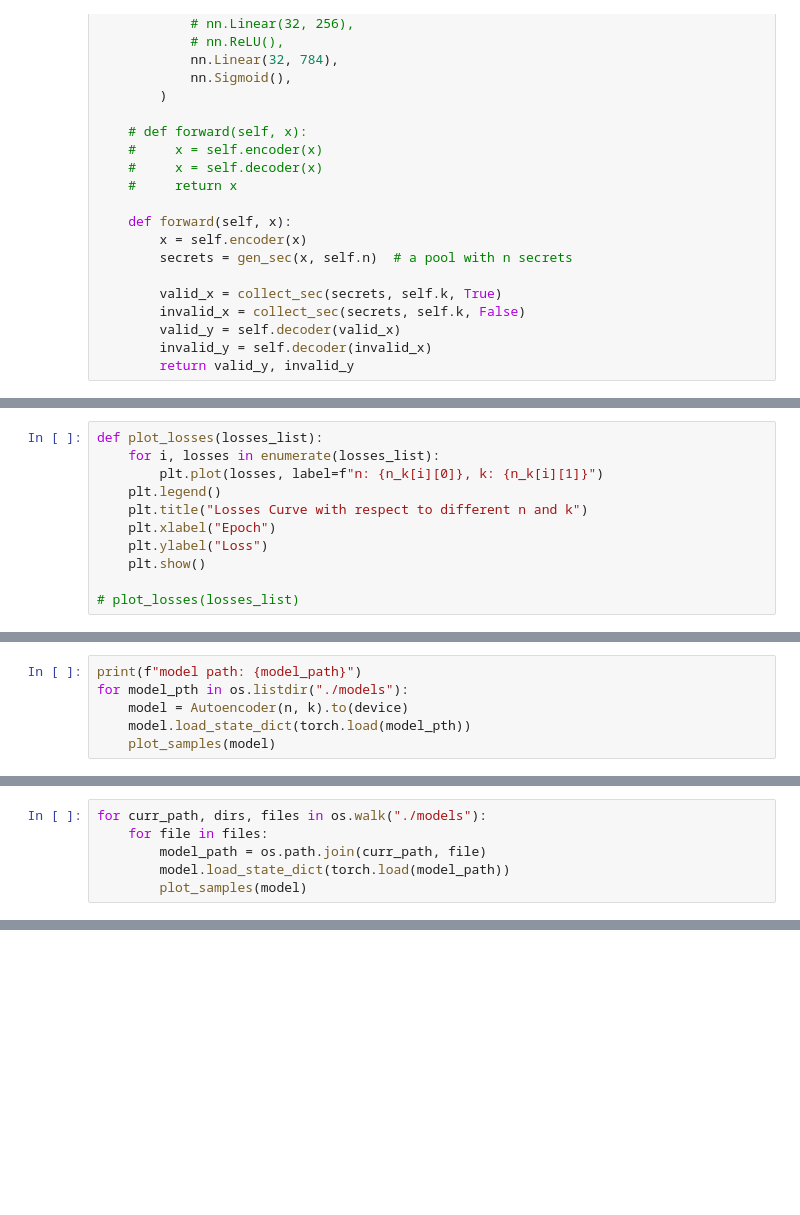
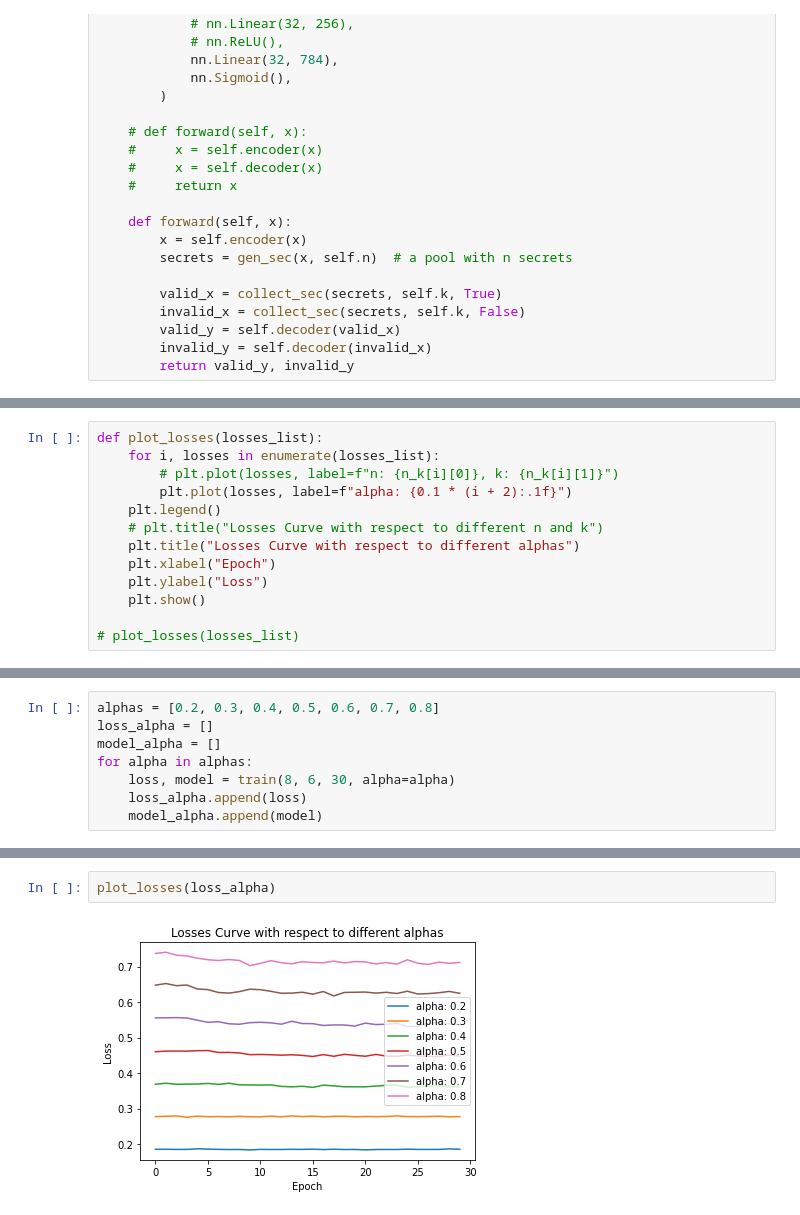
Before and after one commit to UnknownXenia/AE_SecretSharing, a Jupyter notebook: AE.ipynb, the cells around one changed output, grey strips where cells are left out. Cells and saved outputs as stored; diff of their text form; blank space fills up the shorter version.

```diff
--- a/AE.ipynb
+++ b/AE.ipynb
@@ -189,9 +175,11 @@ Epoch [20/20], Loss: 0.4479
 # %%
 def plot_losses(losses_list):
     for i, losses in enumerate(losses_list):
-        plt.plot(losses, label=f"n: {n_k[i][0]}, k: {n_k[i][1]}")
+        # plt.plot(losses, label=f"n: {n_k[i][0]}, k: {n_k[i][1]}")
+        plt.plot(losses, label=f"alpha: {0.1 * (i + 2):.1f}")
     plt.legend()
-    plt.title("Losses Curve with respect to different n and k")
+    # plt.title("Losses Curve with respect to different n and k")
+    plt.title("Losses Curve with respect to different alphas")
     plt.xlabel("Epoch")
     plt.ylabel("Loss")
     plt.show()
@@ -223,6 +214,0 @@ def plot_samples(model):
-# %%
-print(f"model path: {model_path}")
-for model_pth in os.listdir("./models"):
-    model = Autoencoder(n, k).to(device)
-    model.load_state_dict(torch.load(model_pth))
-    plot_samples(model)
@@ -306,6 +214,0 @@ plot_samples(model_32_30)
-# %%
-for curr_path, dirs, files in os.walk("./models"):
-    for file in files:
-        model_path = os.path.join(curr_path, file)
-        model.load_state_dict(torch.load(model_path))
-        plot_samples(model)
@@ -367,0 +215,8 @@ plot_samples(model_8_7_03)
+# %%
+alphas = [0.2, 0.3, 0.4, 0.5, 0.6, 0.7, 0.8]
+loss_alpha = []
+model_alpha = []
+for alpha in alphas:
+    loss, model = train(8, 6, 30, alpha=alpha)
+    loss_alpha.append(loss)
+    model_alpha.append(model)
@@ -367,0 +241,4 @@ plot_samples(model_8_7_03)
+# %%
+plot_losses(loss_alpha)
+# %% [output]
+[figure, added]
```
Also changed, not shown: parts of 22 cells of this notebook.
